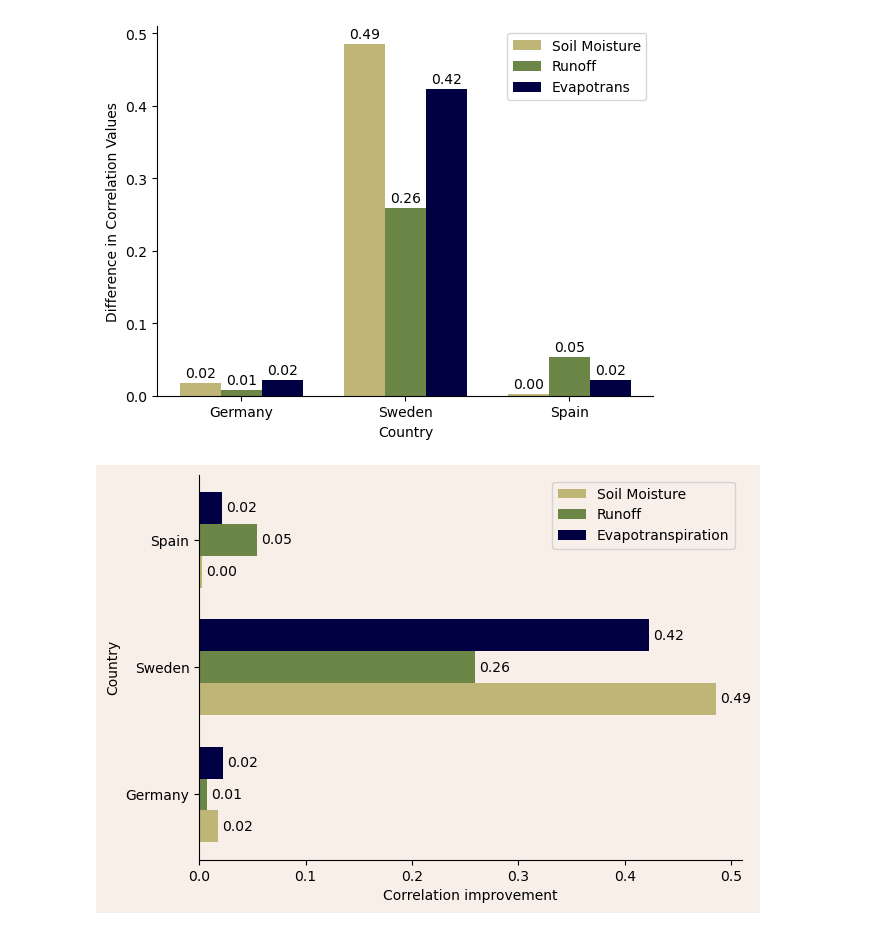
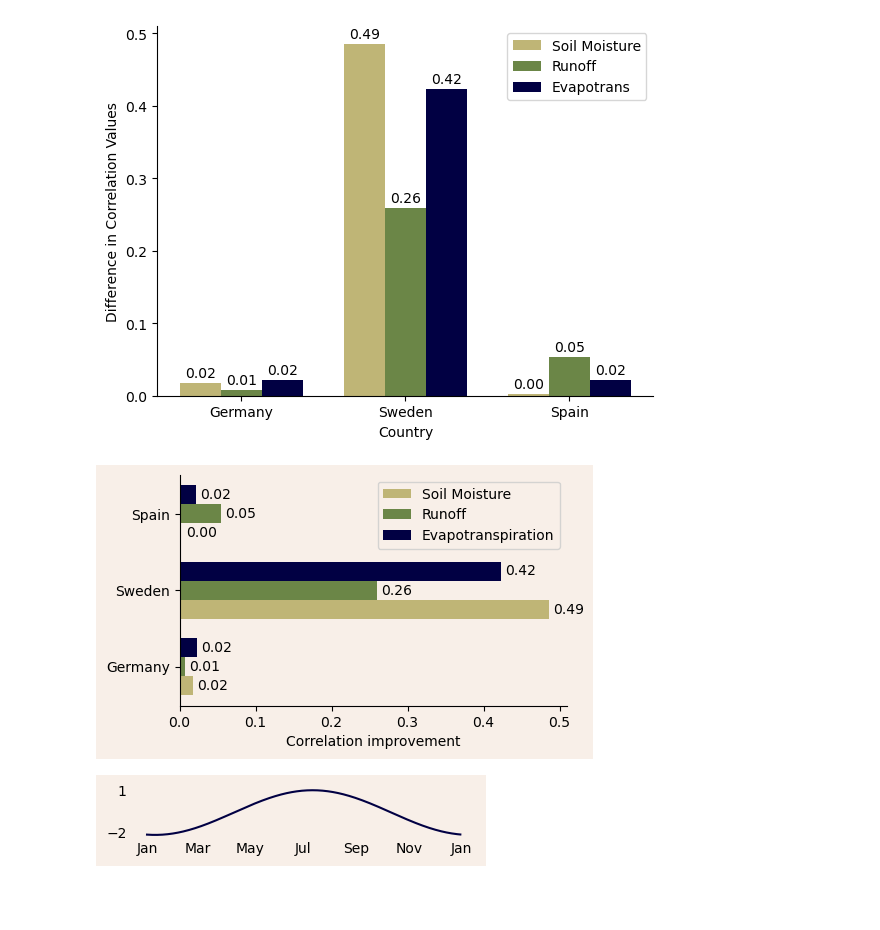
Before and after one commit to JohannaTrost/VegSWBM, a Jupyter notebook: src/correlations_grouped_bar_plots.ipynb, the cells around one changed output. Cells and saved outputs as stored; diff of their text form; code cells hidden in the pictures; blank space fills up the shorter version.

Commit message:
sinus plot

```diff
--- a/src/correlations_grouped_bar_plots.ipynb
+++ b/src/correlations_grouped_bar_plots.ipynb
@@ -92,34 +95,76 @@ plt.show()
 bar_height = 0.25
 index = np.arange(len(countries))
 
-fig, ax = plt.subplots(figsize = (7, 5))
+fig, ax = plt.subplots(figsize = (5, 3))
 fig.set_facecolor('#F8EFE8')
 for i in range(len(corr_types)):
     colors = ['#BFB576', '#6B8647', '#010043']  # Colors for Germany, Sweden, and Spain respectively
     bars = ax.barh([y + i * bar_height for y in index], [row[i] for row in diff_data], bar_height, label=corr_types[i], color=colors[i])
     for j, bar in enumerate(bars):
         width = bar.get_width()
         ax.annotate('{:.2f}'.format(width),
                     xy=(width, bar.get_y() + bar_height / 2),
                     xytext=(3, 0),  # 3 points horizontal offset
                     textcoords="offset points",
                     ha='left', va='center')
 
-ax.set_ylabel('Country')
+#ax.set_ylabel('Country')
 ax.set_xlabel('Correlation improvement')
 # ax.set_title('Differences in Correlation Values by Country')
 ax.set_yticks([y + (2 * bar_height) / 2 for y in index])
 ax.set_yticklabels(countries)
 legend = ax.legend(labels=['Soil Moisture', 'Runoff', 'Evapotranspiration'])
 legend.get_frame().set_facecolor('#F8EFE8')  # Set background color of the legend
 
 # Remove top and right borders
 ax.spines['top'].set_visible(False)
 ax.spines['right'].set_visible(False)
 ax.set_facecolor('#F8EFE8')
 
+plt.savefig('../figs/corr_diff_bar_h.png', dpi=300, bbox_inches='tight')
 plt.savefig('../figs/corr_diff_bar_h.pdf', dpi=300, bbox_inches='tight')
 
 plt.show()
 # %% [output]
-[figure, old version]
+[figure, new version]
+# %%
+from matplotlib.dates import MonthLocator, DateFormatter
+start_date = '2013-01-01'
+end_date = '2013-12-31'
+date_range = pd.date_range(start=start_date, end=end_date, freq='D')
+
+fig, ax = plt.subplots(figsize=(4, 1))
+
+# Plotting the curve
+plt.plot(date_range, seasonal_sinus(len(date_range),
+                                    amplitude=1.6985309793181464,
+                                    freq=1.994578129227375,
+                                    phase=4.551675054304051,
+                                    center=-0.6437874433691276,
+                                    which='b0'), color='#010043')
+
+# Set x-axis ticks to show only every second month
+plt.yticks([-2,1])
+plt.gca().xaxis.set_major_locator(MonthLocator(interval=2))
+plt.gca().xaxis.set_major_formatter(DateFormatter('%b'))
+
+# Remove axis ticks
+plt.gca().tick_params(axis='both', which='both', length=0)
+
+# Remove spines
+ax.spines['top'].set_visible(False)
+ax.spines['right'].set_visible(False)
+ax.spines['bottom'].set_visible(False)
+ax.spines['left'].set_visible(False)
+
+ax.set_facecolor('#F8EFE8')
+fig.set_facecolor('#F8EFE8')
+
+plt.tight_layout()
+
+plt.savefig('../figs/sinus_swe.png', dpi=300, bbox_inches='tight')
+plt.savefig('../figs/sinus_swe.pdf', dpi=300, bbox_inches='tight')
+
+plt.show()
+# %% [output]
+[figure, added]
```
Also changed, not shown: parts of 2 cells of this notebook, 2 other files.
